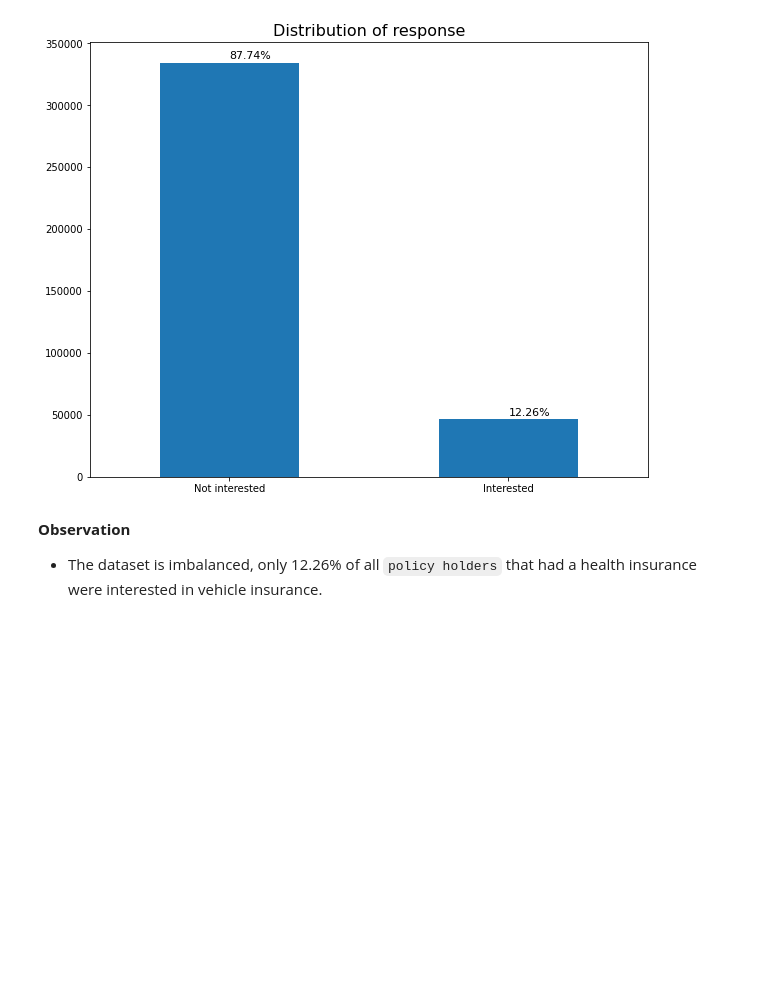
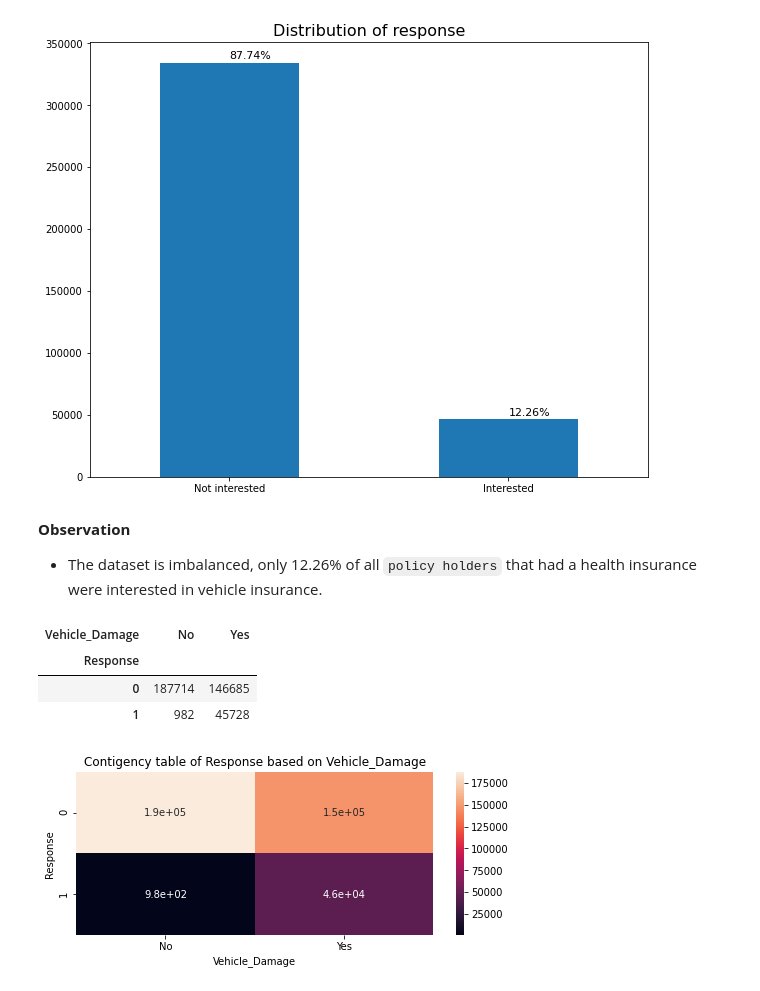
Before and after one commit to samie-hash/insurance-prediction, a Jupyter notebook: DataAnalysisAndViz/analysis.ipynb, the cells around one changed output. Saved outputs shown, nothing was run; the diff lists cells and outputs as text; code cells hidden in the pictures; blank space fills up the shorter version.

```diff
--- a/DataAnalysisAndViz/analysis.ipynb
+++ b/DataAnalysisAndViz/analysis.ipynb
@@ -83,3 +92,18 @@ plt.show()
 # %% [markdown]
 **Observation**
 - The dataset is imbalanced, only 12.26% of all `policy holders` that had a health insurance were interested in vehicle insurance.
+# %%
+contigency_pct = pd.crosstab(data['Response'], data['Vehicle_Damage'])
+contigency_pct
+# %% [output]
+| Vehicle_Damage | No | Yes |
+| Response |  |  |
+| 0 | 187714 | 146685 |
+| 1 | 982 | 45728 |
+# %%
+fig = plt.figure(figsize=(8,3))
+plt.title('Contigency table of Response based on Vehicle_Damage')
+sns.heatmap(contigency_pct, annot=True)
+plt.show()
+# %% [output]
+[figure, added]
```
Also changed, not shown: parts of 4 cells of this notebook, 1 other file.
